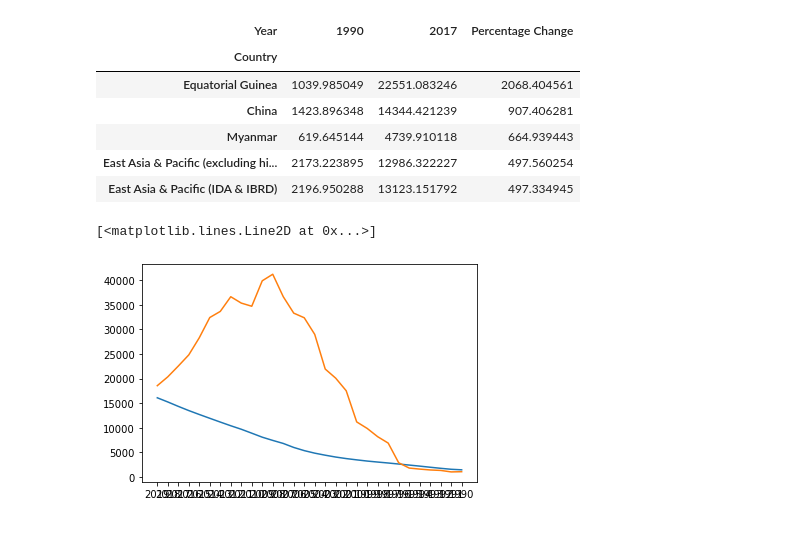
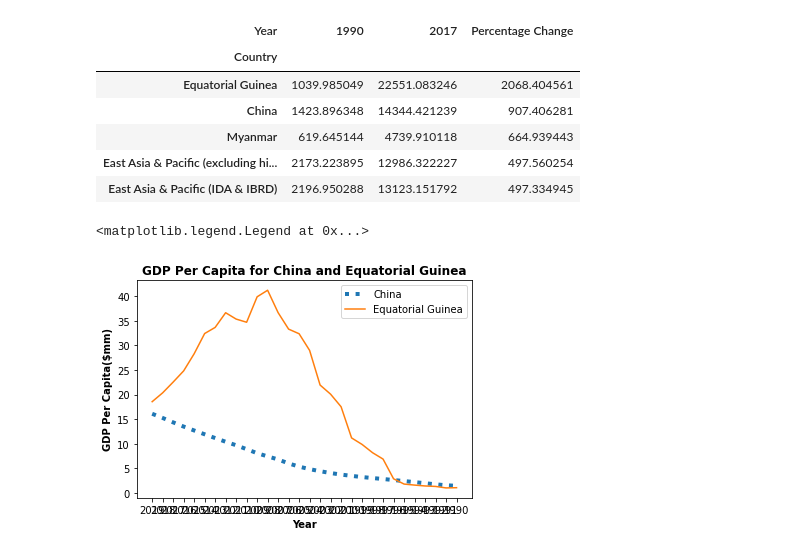
Before and after one commit to nss-data-science-cohort-5/un_exploration-ZhenyaC, a Jupyter notebook: notebooks/UN_Data_Exploration.ipynb, the cells around one changed output. Drawn from its saved outputs; the diff is of its cells as text; code cells hidden in the pictures.

Commit message:
Adding more to a plot

```diff
--- a/notebooks/UN_Data_Exploration.ipynb
+++ b/notebooks/UN_Data_Exploration.ipynb
@@ -398,8 +428,12 @@ gdp_pivoted_top_perc_change
 # %%
 gdp_eguinea= gdp_df[gdp_df["Country"].isin(["Equatorial Guinea"])]
 gdp_china= gdp_df[gdp_df["Country"].isin(["China"])]
-plt.plot(gdp_china['Year'], gdp_china['GDP_Per_Capita'])
-plt.plot(gdp_eguinea['Year'], gdp_eguinea['GDP_Per_Capita'])
+plt.plot(gdp_china['Year'], (gdp_china['GDP_Per_Capita']/1000), label='China', linestyle=':',linewidth=4 )
+plt.plot(gdp_eguinea['Year'], (gdp_eguinea['GDP_Per_Capita']/1000), label='Equatorial Guinea')
+plt.xlabel('Year',fontweight ='bold')
+plt.ylabel('GDP Per Capita($mm)', fontweight ='bold')
+plt.title('GDP Per Capita for China and Equatorial Guinea',fontweight ='bold')
+plt.legend(loc='upper right')
 # %% [output]
-[<matplotlib.lines.Line2D at 0x...>]
+<matplotlib.legend.Legend at 0x...>
-[figure, old version]
+[figure, new version]
```
Also changed, not shown: parts of 5 cells of this notebook.
